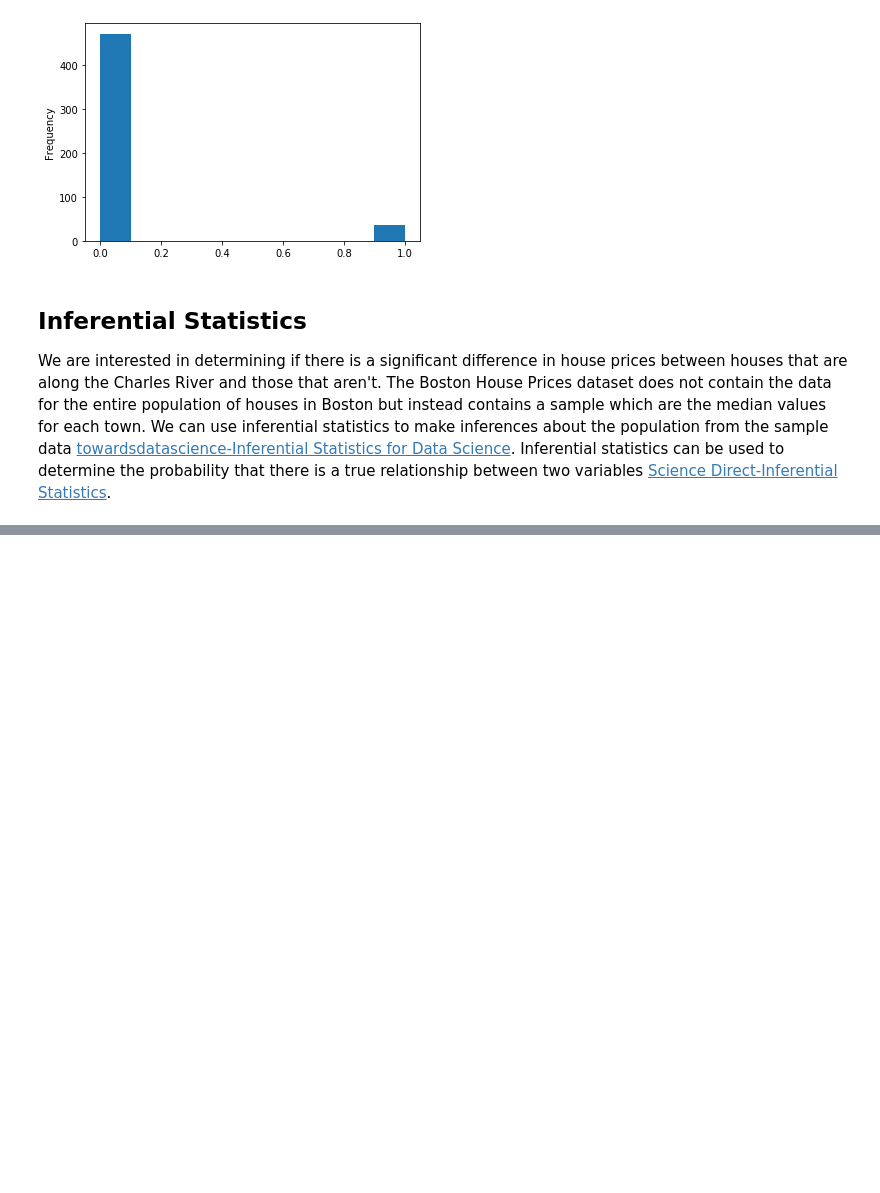
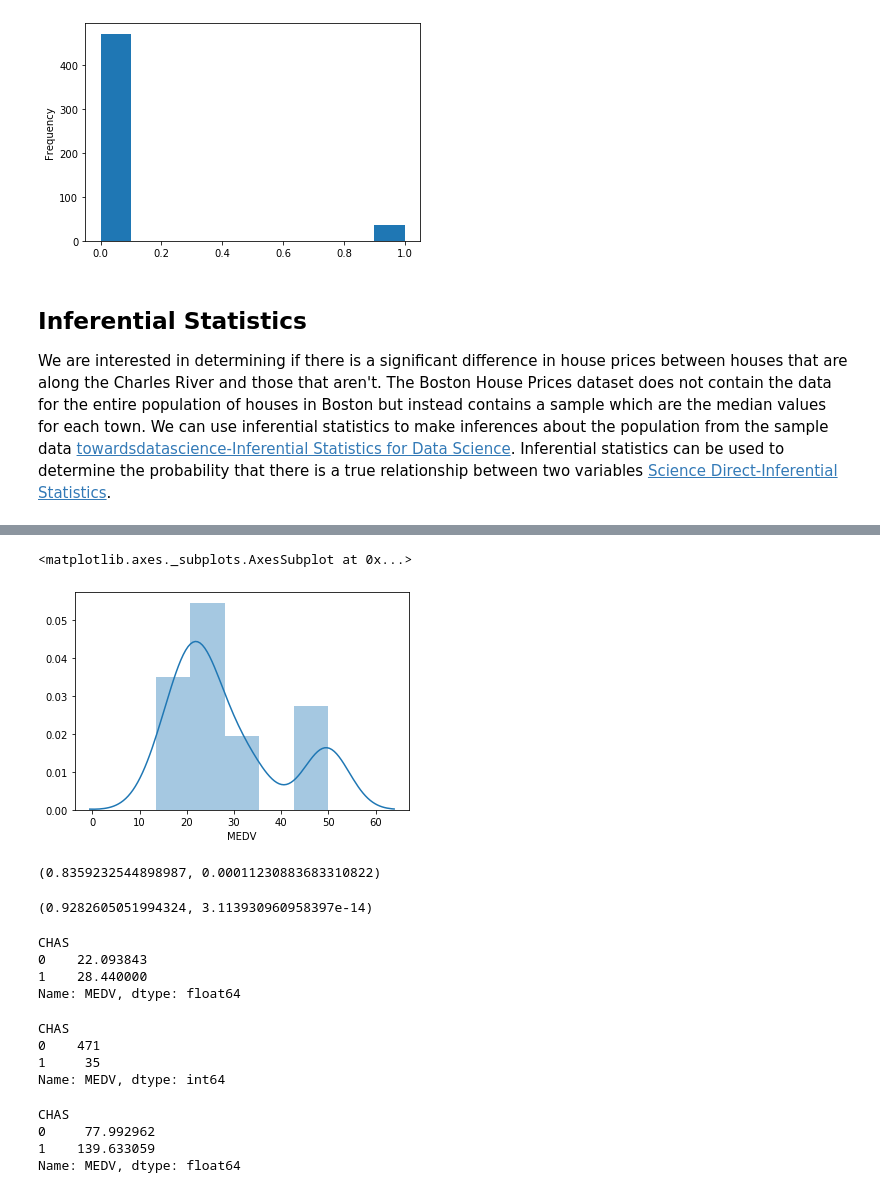
Before and after one commit to declanbarr/boston-house-prices, a Jupyter notebook: boston-house-prices-analysis.ipynb, the cells around one changed output, grey strips where cells are left out. Cells and saved outputs as stored; diff of their text form; code cells hidden in the pictures; blank space fills up the shorter version.

```diff
--- a/boston-house-prices-analysis.ipynb
+++ b/boston-house-prices-analysis.ipynb
@@ -135,0 +179,43 @@ We are interested in determining if there is a significant difference in house p
+# %%
+# Displot for tract along Charles River
+sns.distplot(df["MEDV"][df["CHAS"] == 1])
+# %% [output]
+<matplotlib.axes._subplots.AxesSubplot at 0x...>
+[figure, added]
+# %%
+# Importing stats module from scipy
+from scipy import stats
+
+# Determining if the distribution for tracts along Charles River are normal
+stats.shapiro(df["MEDV"][df["CHAS"] == 1])
+# %% [output]
+(0.8359232544898987, 0.00011230883683310822)
+# %%
+# Determining if the distribution for tracts not along the Charles River are normal
+stats.shapiro(df["MEDV"][df["CHAS"] == 0])
+# %% [output]
+(0.9282605051994324, 3.113930960958397e-14)
+# %%
+# Determining the mean for both groups
+df["MEDV"].groupby(df["CHAS"]).mean()
+# %% [output]
+CHAS
+0    22.093843
+1    28.440000
+Name: MEDV, dtype: float64
+# %%
+# Determining the count for both groups
+df["MEDV"].groupby(df["CHAS"]).count()
+# %% [output]
+CHAS
+0    471
+1     35
+Name: MEDV, dtype: int64
+# %%
+# Determining the variance for both groups
+df["MEDV"].groupby(df["CHAS"]).var()
+# %% [output]
+CHAS
+0     77.992962
+1    139.633059
+Name: MEDV, dtype: float64
```
Also changed, not shown: parts of 6 cells of this notebook.
